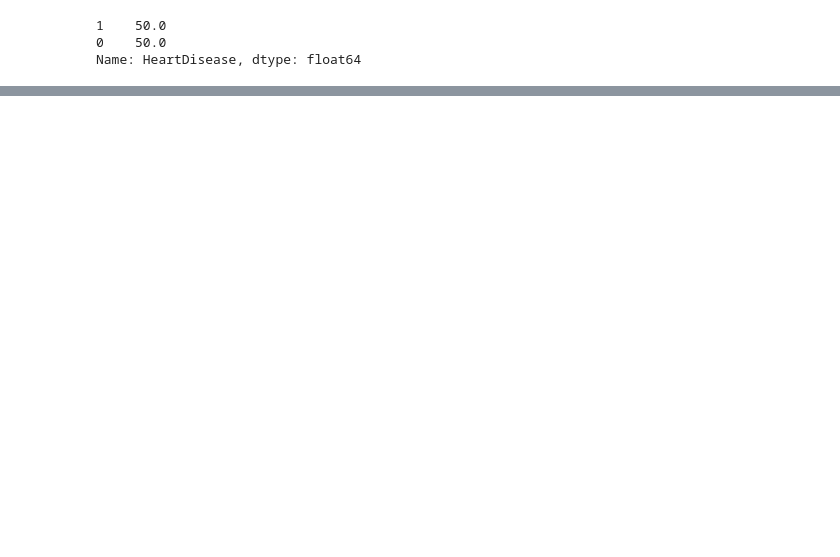
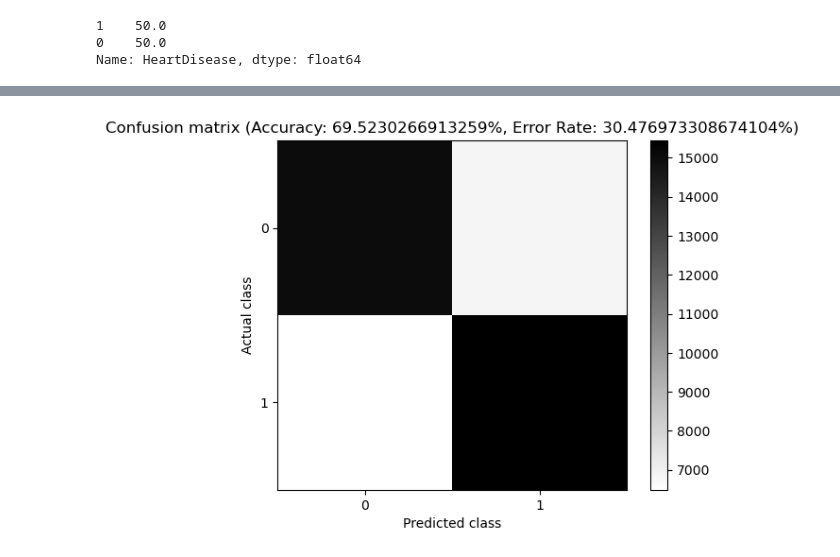
Before and after one commit to tinghui8576/DTU02450-Introduction_to_Machine_Learning_and_Data_Mining, a Jupyter notebook: Report/Project2.ipynb, the cells around one changed output, grey strips where cells are left out. Drawn from its saved outputs; the diff is of its cells as text; code cells hidden in the pictures; blank space fills up the shorter version.

```diff
--- a/Report/Project2.ipynb
+++ b/Report/Project2.ipynb
@@ -84,0 +88,10 @@ for col in df:
+# %%
+def data_preprocess():
+    df = load()
+    df = outlier_removal(df)
+    df = balanced(df)
+    df = encode(df)
+    return df
+# %%
+df = data_preprocess()
+print(len(df['HeartDisease']))
@@ -96,6 +111,10 @@ print(df['HeartDisease'].value_counts(normalize=True) * 100)
 1    50.0
 0    50.0
 Name: HeartDisease, dtype: float64
+# %%
+# Transform to mean of 0 and standard deviation of 1
+Data = Data/Data.std(axis=0)
+Data = Data - Data.mean(axis=0)
 # %%
 # Assign each type of class with a number by making a Python dictionary
 # and extract the class vector y, convert to NumPy array
@@ -108,6 +127,3 @@ y = np.asarray([classDict[value] for value in Label])
 N = len(y)
 M = len(Attributes)
 C = len(classNames)
-# %%
-X_train, X_test, y_train, y_test = model_selection.train_test_split(Data,Label,test_size=0.8)
-print(X_train)
@@ -176,0 +322,46 @@ Ran Exercise 6.3.1
+# %%
+K=3
+
+# Distance metric (corresponds to 2nd norm, euclidean distance).
+# You can set dist=1 to obtain manhattan distance (cityblock distance).
+dist= 2
+#metric = 'minkowski'
+#metric_params = {} # no parameters needed for minkowski
+
+# You can set the metric argument to 'cosine' to determine the cosine distance
+metric = 'cosine'
+metric_params = {} # no parameters needed for cosine
+
+# To use a mahalonobis distance, we need to input the covariance matrix, too:
+#metric='mahalanobis'
+#metric_params={'V': cov(X_train, rowvar=False)}
+
+# Fit classifier and classify the test points
+knclassifier = KNeighborsClassifier(n_neighbors=K, p=dist,
+                                    metric=metric,
+                                    metric_params=metric_params)
+knclassifier.fit(X_train, y_train)
+y_est = knclassifier.predict(X_test)
+
+
+# # Plot the classfication results
+# styles = ['ob', 'or', 'og', 'oy']
+# for c in range(C):
+#     class_mask = (y_est==c)
+#     plot(X_test[class_mask,0], X_test[class_mask,1], styles[c], markersize=10)
+#     plot(X_test[class_mask,0], X_test[class_mask,1], 'kx', markersize=8)
+# title('Synthetic data classification - KNN');
+
+# Compute and plot confusion matrix
+cm = confusion_matrix(y_test, y_est);
+accuracy = 100*cm.diagonal().sum()/cm.sum(); error_rate = 100-accuracy;
+figure(2);
+imshow(cm, cmap='binary', interpolation='None');
+colorbar()
+xticks(range(C)); yticks(range(C));
+xlabel('Predicted class'); ylabel('Actual class');
+title('Confusion matrix (Accuracy: {0}%, Error Rate: {1}%)'.format(accuracy, error_rate));
+
+show()
+# %% [output]
+[figure, added]
```
Also changed, not shown: parts of 15 cells of this notebook, 13 other files.
